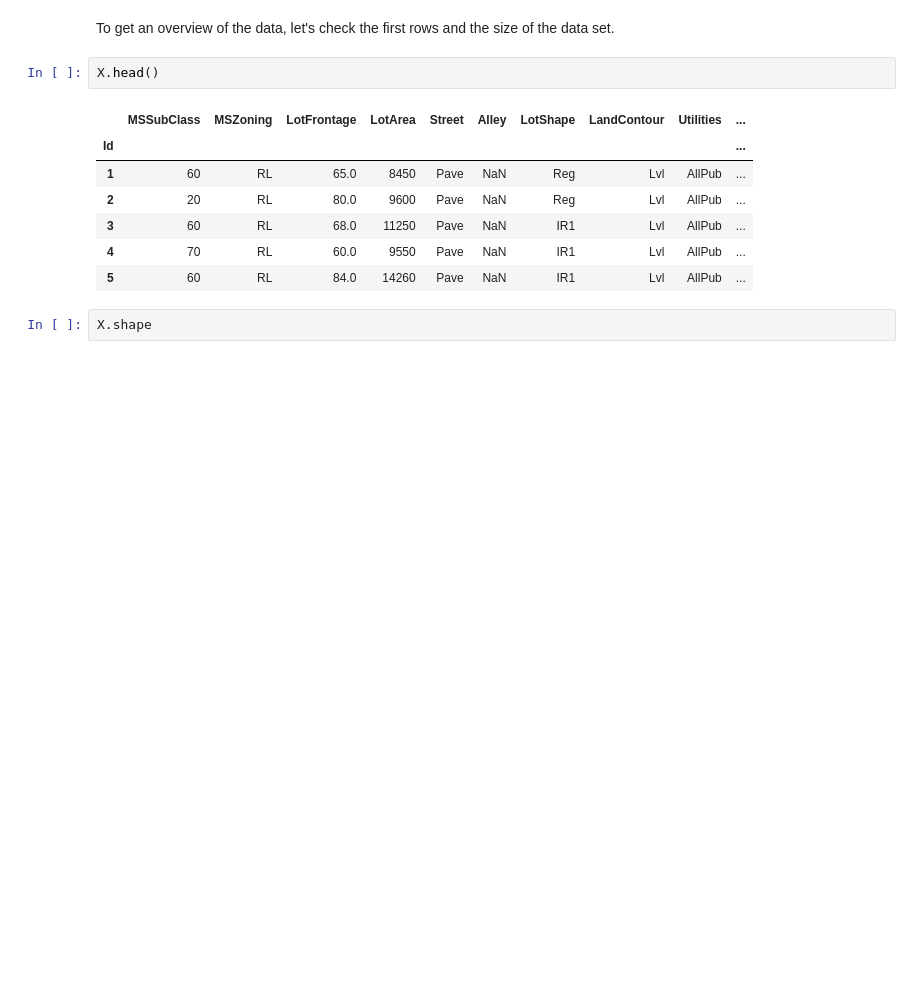
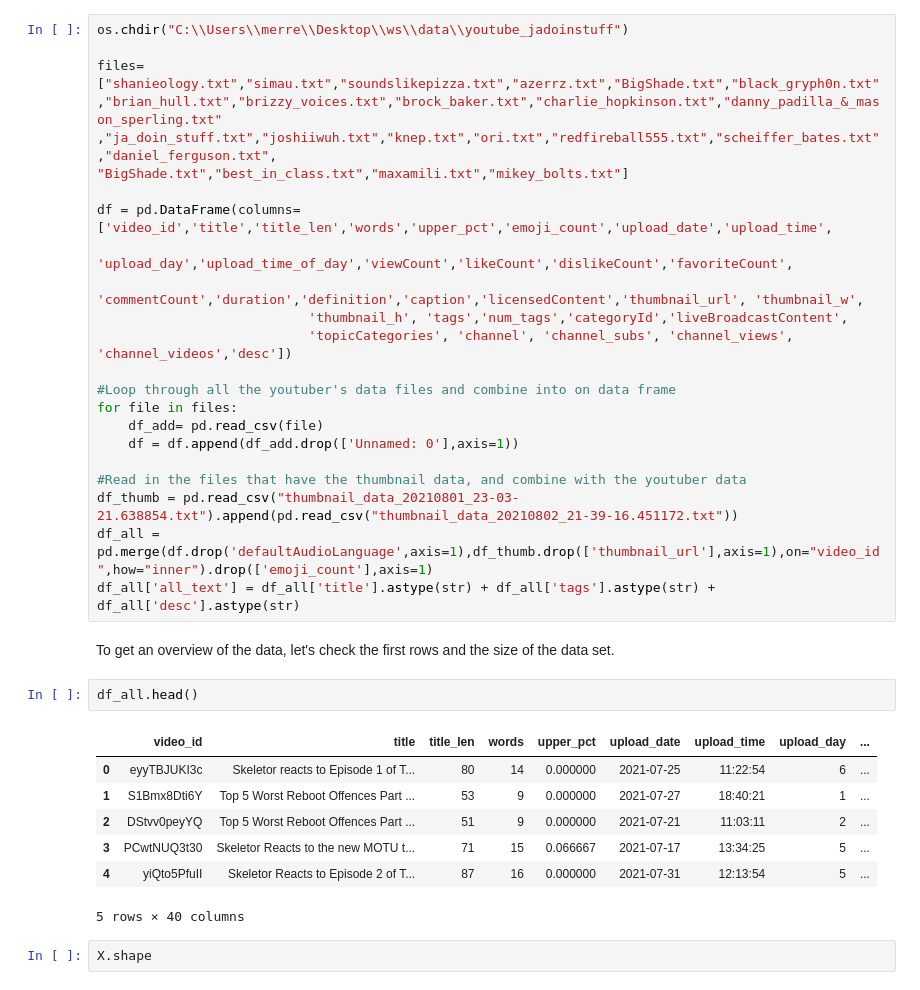
Before and after one commit to jmmerrell/ws, a Jupyter notebook: _notebooks/2021-07-30-youtube_views_xgboost.ipynb, the cells around one changed output. Saved outputs shown, nothing was run; the diff lists cells and outputs as text; blank space fills up the shorter version.

```diff
--- a/_notebooks/2021-07-30-youtube_views_xgboost.ipynb
+++ b/_notebooks/2021-07-30-youtube_views_xgboost.ipynb
@@ -65,15 +55,38 @@ X.drop(['SalePrice'], axis=1, inplace=True)
+# %%
+os.chdir("C:\\Users\\merre\\Desktop\\ws\\data\\youtube_jadoinstuff")
+
+files= ["shanieology.txt","simau.txt","soundslikepizza.txt","azerrz.txt","BigShade.txt","black_gryph0n.txt"
+,"brian_hull.txt","brizzy_voices.txt","brock_baker.txt","charlie_hopkinson.txt","danny_padilla_&_mason_sperling.txt"
+,"ja_doin_stuff.txt","joshiiwuh.txt","knep.txt","ori.txt","redfireball555.txt","scheiffer_bates.txt","daniel_ferguson.txt",
+"BigShade.txt","best_in_class.txt","maxamili.txt","mikey_bolts.txt"]
+
+df = pd.DataFrame(columns=['video_id','title','title_len','words','upper_pct','emoji_count','upload_date','upload_time',
+                           'upload_day','upload_time_of_day','viewCount','likeCount','dislikeCount','favoriteCount',
+                           'commentCount','duration','definition','caption','licensedContent','thumbnail_url', 'thumbnail_w',
+                           'thumbnail_h', 'tags','num_tags','categoryId','liveBroadcastContent',
+                           'topicCategories', 'channel', 'channel_subs', 'channel_views', 'channel_videos','desc'])
+
+#Loop through all the youtuber's data files and combine into on data frame
+for file in files:
+	df_add= pd.read_csv(file)
+	df = df.append(df_add.drop(['Unnamed: 0'],axis=1))
+
+#Read in the files that have the thumbnail data, and combine with the youtuber data
+df_thumb = pd.read_csv("thumbnail_data_20210801_23-03-21.638854.txt").append(pd.read_csv("thumbnail_data_20210802_21-39-16.451172.txt"))
+df_all = pd.merge(df.drop('defaultAudioLanguage',axis=1),df_thumb.drop(['thumbnail_url'],axis=1),on="video_id",how="inner").drop(['emoji_count'],axis=1)
+df_all['all_text'] = df_all['title'].astype(str) + df_all['tags'].astype(str) + df_all['desc'].astype(str)
 # %% [markdown]
 To get an overview of the data, let's check the first rows and the size of the data set.
 # %%
-X.head()
+df_all.head()
 # %% [output]
-|  | MSSubClass | MSZoning | LotFrontage | LotArea | Street | Alley | LotShape | LandContour | Utilities | ... |
-| Id |  |  |  |  |  |  |  |  |  | ... |
-| 1 | 60 | RL | 65.0 | 8450 | Pave | NaN | Reg | Lvl | AllPub | ... |
-| 2 | 20 | RL | 80.0 | 9600 | Pave | NaN | Reg | Lvl | AllPub | ... |
-| 3 | 60 | RL | 68.0 | 11250 | Pave | NaN | IR1 | Lvl | AllPub | ... |
-| 4 | 70 | RL | 60.0 | 9550 | Pave | NaN | IR1 | Lvl | AllPub | ... |
-| 5 | 60 | RL | 84.0 | 14260 | Pave | NaN | IR1 | Lvl | AllPub | ... |
+|  | video_id | title | title_len | words | upper_pct | upload_date | upload_time | upload_day | ... |
+| 0 | eyyTBJUKI3c | Skeletor reacts to Episode 1 of T... | 80 | 14 | 0.000000 | 2021-07-25 | 11:22:54 | 6 | ... |
+| 1 | S1Bmx8Dti6Y | Top 5 Worst Reboot Offences Part ... | 53 | 9 | 0.000000 | 2021-07-27 | 18:40:21 | 1 | ... |
+| 2 | DStvv0peyYQ | Top 5 Worst Reboot Offences Part ... | 51 | 9 | 0.000000 | 2021-07-21 | 11:03:11 | 2 | ... |
+| 3 | PCwtNUQ3t30 | Skeletor Reacts to the new MOTU t... | 71 | 15 | 0.066667 | 2021-07-17 | 13:34:25 | 5 | ... |
+| 4 | yiQto5PfuII | Skeletor Reacts to Episode 2 of T... | 87 | 16 | 0.000000 | 2021-07-31 | 12:13:54 | 5 | ... |
+5 rows × 40 columns
 # %%
 X.shape
 # %% [output]
```
Also changed, not shown: parts of 2 cells of this notebook.
